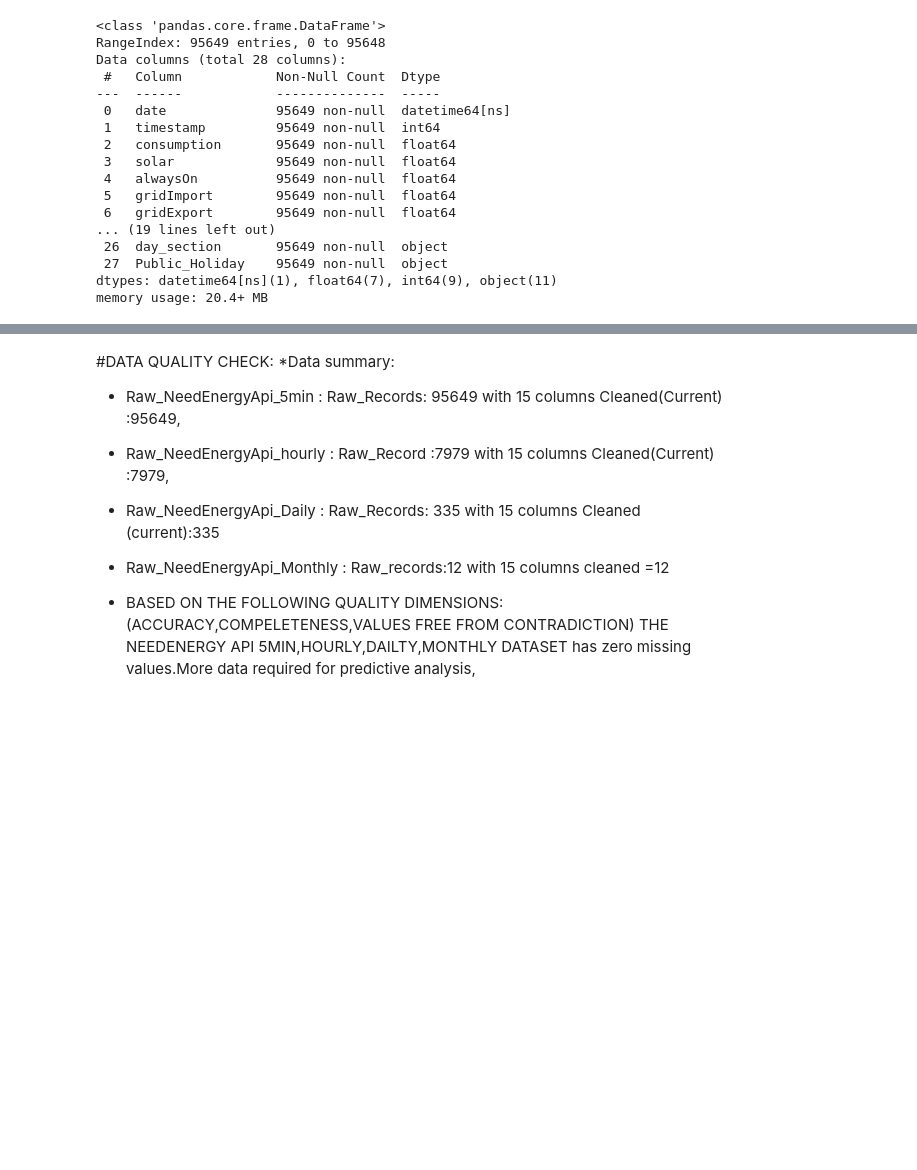
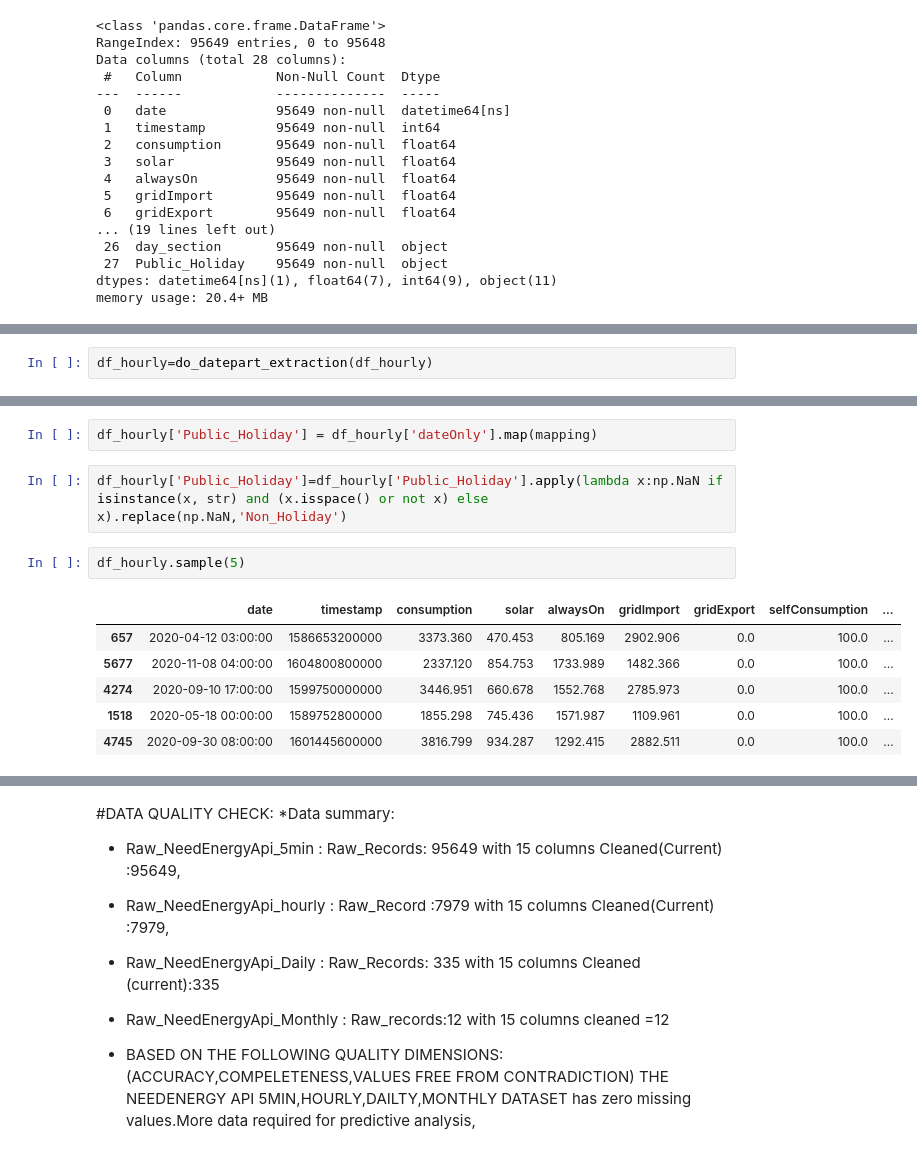
Before and after one commit to Ayanlola2002/DATA-SCIENCE-PROJECTS, a Jupyter notebook: NeedEnergyAPI_Data_Wrangling.ipynb, the cells around one changed output, grey strips where cells are left out. Drawn from its saved outputs; the diff is of its cells as text; blank space fills up the shorter version.

```diff
--- a/NeedEnergyAPI_Data_Wrangling.ipynb
+++ b/NeedEnergyAPI_Data_Wrangling.ipynb
@@ -502,0 +574,2 @@ memory usage: 20.4+ MB
+# %%
+df_hourly=do_datepart_extraction(df_hourly)
@@ -502,0 +606,13 @@ memory usage: 20.4+ MB
+# %%
+df_hourly['Public_Holiday'] = df_hourly['dateOnly'].map(mapping)
+# %%
+df_hourly['Public_Holiday']=df_hourly['Public_Holiday'].apply(lambda x:np.NaN if isinstance(x, str) and (x.isspace() or not x) else x).replace(np.NaN,'Non_Holiday')
+# %%
+df_hourly.sample(5)
+# %% [output]
+|  | date | timestamp | consumption | solar | alwaysOn | gridImport | gridExport | selfConsumption | ... |
+| 657 | 2020-04-12 03:00:00 | 1586653200000 | 3373.360 | 470.453 | 805.169 | 2902.906 | 0.0 | 100.0 | ... |
+| 5677 | 2020-11-08 04:00:00 | 1604800800000 | 2337.120 | 854.753 | 1733.989 | 1482.366 | 0.0 | 100.0 | ... |
+| 4274 | 2020-09-10 17:00:00 | 1599750000000 | 3446.951 | 660.678 | 1552.768 | 2785.973 | 0.0 | 100.0 | ... |
+| 1518 | 2020-05-18 00:00:00 | 1589752800000 | 1855.298 | 745.436 | 1571.987 | 1109.961 | 0.0 | 100.0 | ... |
+| 4745 | 2020-09-30 08:00:00 | 1601445600000 | 3816.799 | 934.287 | 1292.415 | 2882.511 | 0.0 | 100.0 | ... |
```
Also changed, not shown: parts of 51 cells of this notebook.
